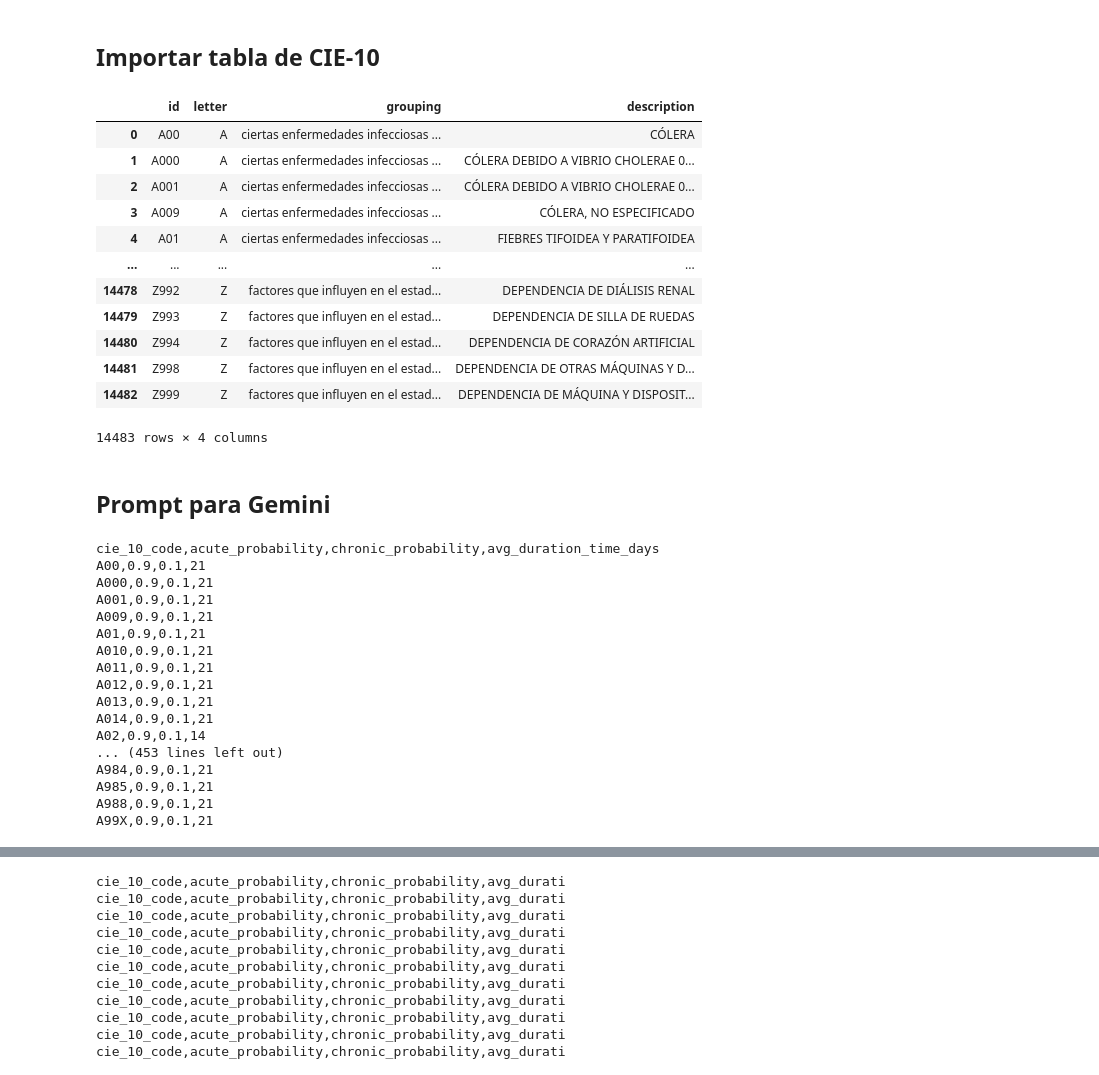
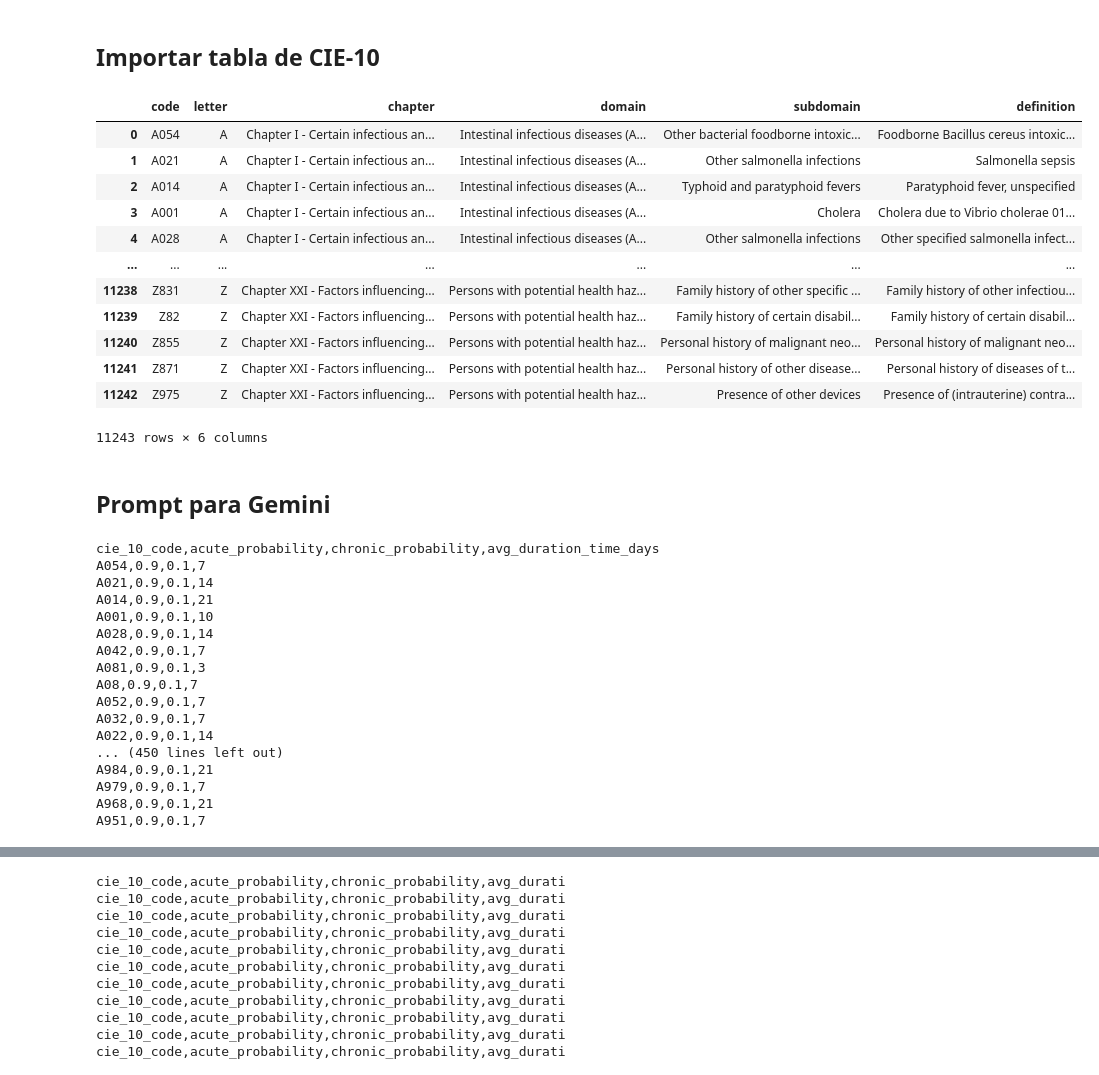
Before and after one commit to SofiaSalud/cadena-de-cuidado, a Jupyter notebook: sandbox/gemini_cie_10_classification.ipynb, the cells around one changed output, grey strips where cells are left out. Saved outputs shown, nothing was run; the diff lists cells and outputs as text; code cells hidden in the pictures.

```diff
--- a/sandbox/gemini_cie_10_classification.ipynb
+++ b/sandbox/gemini_cie_10_classification.ipynb
@@ -68,7 +68,7 @@ Successfully installed tabulate-0.9.0
 import json
 from google.oauth2 import service_account
 
-with open('./sofia-data-305018-f51636353a22.json', 'rb') as f:
+with open('../../../../Downloads/sofia-data-305018-f51636353a22.json', 'rb') as f:
     credentials_dict = json.load(f)
 
 # Create a credentials object from the dictionary
@@ -82,30 +82,45 @@ client = bigquery.Client(project="sofia-data-305018", credentials=credentials)
 # %%
 import pandas_gbq
 
 project_id = "sofia-data-305018"
-query_cie_10_table = "SELECT * FROM sofia-data-305018.common_20240702.icd_10;"
+query_cie_10_table = """
+SELECT
+  sub_code AS code,
+  SUBSTR(sub_code, 1, 1) AS letter,
+  chapter,
+  domain,
+  name AS subdomain,
+  definition,
+FROM
+  `sofia-data-305018.cadena_cuidado.icd10_2019` AS icd_table
+--ON REGEXP_REPLACE(SPLIT(services_socio.services_diagnosis_icd, ',')[SAFE_OFFSET(0)], 'X$', '') = REGEXP_REPLACE(icd_table.sub_code, 'X$', '')
+
+LEFT JOIN
+  `sofia-data-305018.cadena_cuidado.icd10_head_code` AS icd_table_short
+ON SUBSTR(icd_table.sub_code, 1, 3) = icd_table_short.head_code
+;"""
 
 df_cie_10 = pandas_gbq.read_gbq(
     query_cie_10_table,
     project_id=project_id,
     dialect="standard",
     credentials=credentials
 )
 df_cie_10
 # %% [output]
-|  | id | letter | grouping | description |
-| 0 | A00 | A | ciertas enfermedades infecciosas ... | CÓLERA |
-| 1 | A000 | A | ciertas enfermedades infecciosas ... | CÓLERA DEBIDO A VIBRIO CHOLERAE 0... |
-| 2 | A001 | A | ciertas enfermedades infecciosas ... | CÓLERA DEBIDO A VIBRIO CHOLERAE 0... |
-| 3 | A009 | A | ciertas enfermedades infecciosas ... | CÓLERA, NO ESPECIFICADO |
-| 4 | A01 | A | ciertas enfermedades infecciosas ... | FIEBRES TIFOIDEA Y PARATIFOIDEA |
-| ... | ... | ... | ... | ... |
-| 14478 | Z992 | Z | factores que influyen en el estad... | DEPENDENCIA DE DIÁLISIS RENAL |
-| 14479 | Z993 | Z | factores que influyen en el estad... | DEPENDENCIA DE SILLA DE RUEDAS |
-| 14480 | Z994 | Z | factores que influyen en el estad... | DEPENDENCIA DE CORAZÓN ARTIFICIAL |
-| 14481 | Z998 | Z | factores que influyen en el estad... | DEPENDENCIA DE OTRAS MÁQUINAS Y D... |
-| 14482 | Z999 | Z | factores que influyen en el estad... | DEPENDENCIA DE MÁQUINA Y DISPOSIT... |
+|  | code | letter | chapter | domain | subdomain | definition |
+| 0 | A054 | A | Chapter I - Certain infectious an... | Intestinal infectious diseases (A... | Other bacterial foodborne intoxic... | Foodborne Bacillus cereus intoxic... |
+| 1 | A021 | A | Chapter I - Certain infectious an... | Intestinal infectious diseases (A... | Other salmonella infections | Salmonella sepsis |
+| 2 | A014 | A | Chapter I - Certain infectious an... | Intestinal infectious diseases (A... | Typhoid and paratyphoid fevers | Paratyphoid fever, unspecified |
+| 3 | A001 | A | Chapter I - Certain infectious an... | Intestinal infectious diseases (A... | Cholera | Cholera due to Vibrio cholerae 01... |
+| 4 | A028 | A | Chapter I - Certain infectious an... | Intestinal infectious diseases (A... | Other salmonella infections | Other specified salmonella infect... |
+| ... | ... | ... | ... | ... | ... | ... |
+| 11238 | Z831 | Z | Chapter XXI - Factors influencing... | Persons with potential health haz... | Family history of other specific ... | Family history of other infectiou... |
+| 11239 | Z82 | Z | Chapter XXI - Factors influencing... | Persons with potential health haz... | Family history of certain disabil... | Family history of certain disabil... |
+| 11240 | Z855 | Z | Chapter XXI - Factors influencing... | Persons with potential health haz... | Personal history of malignant neo... | Personal history of malignant neo... |
+| 11241 | Z871 | Z | Chapter XXI - Factors influencing... | Persons with potential health haz... | Personal history of other disease... | Personal history of diseases of t... |
+| 11242 | Z975 | Z | Chapter XXI - Factors influencing... | Persons with potential health haz... | Presence of other devices | Presence of (intrauterine) contra... |
-14483 rows × 4 columns
+11243 rows × 6 columns
 # %% [markdown]
 ## Prompt para Gemini
 # %%
@@ -208,22 +253,22 @@ responses = generate(cie_10_letter="A", stream_response=False)
 print(responses.text)
 # %% [output]
 cie_10_code,acute_probability,chronic_probability,avg_duration_time_days
-A00,0.9,0.1,21
-A000,0.9,0.1,21
-A001,0.9,0.1,21
-A009,0.9,0.1,21
-A01,0.9,0.1,21
-A010,0.9,0.1,21
-A011,0.9,0.1,21
-A012,0.9,0.1,21
-A013,0.9,0.1,21
+A054,0.9,0.1,7
+A021,0.9,0.1,14
 A014,0.9,0.1,21
-A02,0.9,0.1,14
-... (453 lines left out)
+A001,0.9,0.1,10
+A028,0.9,0.1,14
+A042,0.9,0.1,7
+A081,0.9,0.1,3
+A08,0.9,0.1,7
+A052,0.9,0.1,7
+A032,0.9,0.1,7
+A022,0.9,0.1,14
+... (450 lines left out)
 A984,0.9,0.1,21
-A985,0.9,0.1,21
-A988,0.9,0.1,21
-A99X,0.9,0.1,21
+A979,0.9,0.1,7
+A968,0.9,0.1,21
+A951,0.9,0.1,7
 # %%
 cie_10_letter_list = [
     "A",
```
Also changed, not shown: parts of 22 cells of this notebook, 10 other files.
